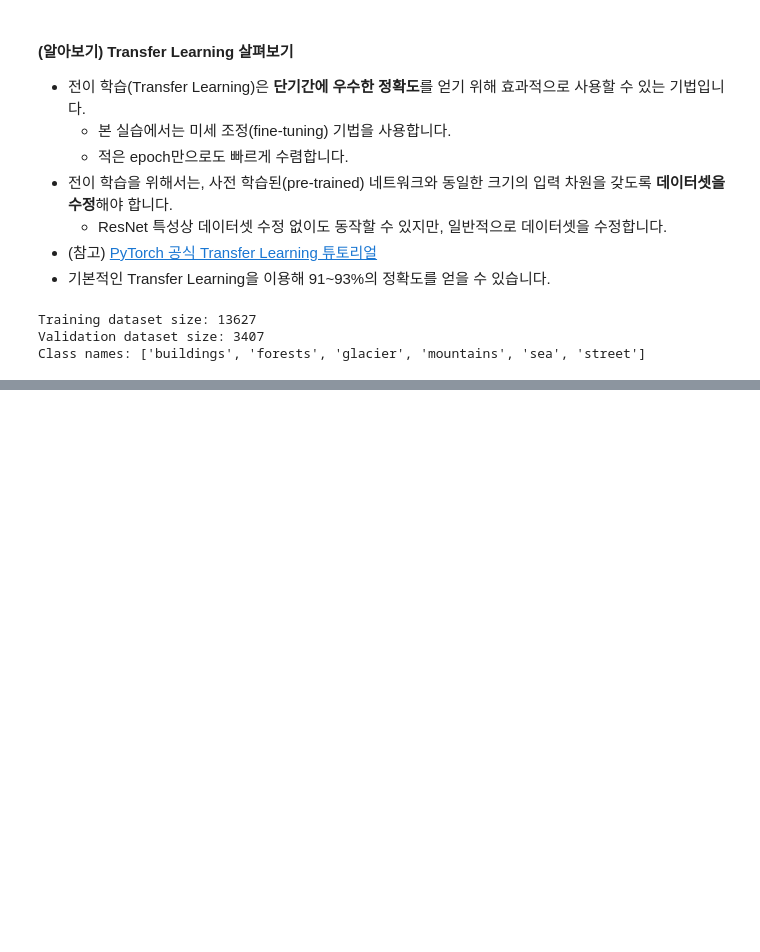
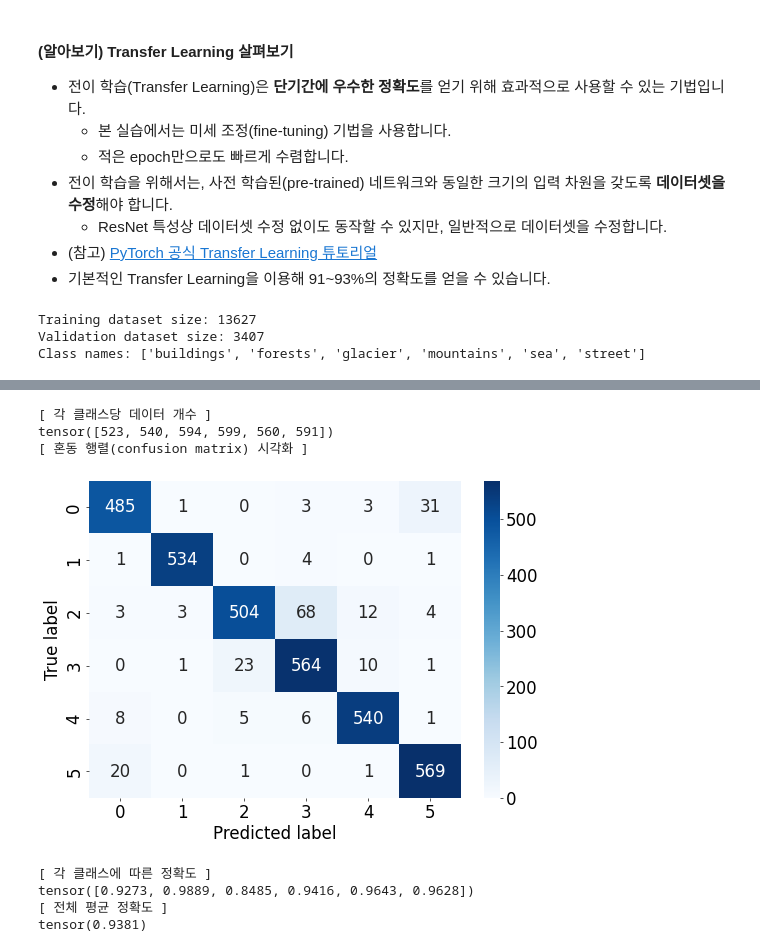
Before and after one commit to JiwooKimm/CNUSW22_Project01_ImageClassifier, a Jupyter notebook: 02_ImageClassifier_based_on_CNN/02_Scene_Classification_CNN.ipynb, the cells around one changed output, grey strips where cells are left out. Drawn from its saved outputs; the diff is of its cells as text; code cells hidden in the pictures; blank space fills up the shorter version.

```diff
--- a/02_ImageClassifier_based_on_CNN/02_Scene_Classification_CNN.ipynb
+++ b/02_ImageClassifier_based_on_CNN/02_Scene_Classification_CNN.ipynb
@@ -2005,0 +2261,42 @@ def adjust_learning_rate(optimizer, epoch):
+# %%
+import pandas as pd
+import seaborn as sns
+
+net = torchvision.models.resnet50(pretrained=True)
+num_features = net.fc.in_features
+net.fc = nn.Linear(num_features, 6)
+net.to(device)
+file_name = "./CNN_models/ResNet50SORT.pt"
+checkpoint = torch.load(file_name)
+net.load_state_dict(checkpoint['net'])
+
+
+# 평가 데이터셋을 이용해 혼동 행렬(confusion matrix) 계산하기
+confusion_matrix = get_confusion_matrix(net, 6, val_dataloader_transferred)
+print("[ 각 클래스당 데이터 개수 ]")
+print(confusion_matrix.sum(1))
+
+print("[ 혼동 행렬(confusion matrix) 시각화 ]")
+res = pd.DataFrame(confusion_matrix.numpy(), index = [i for i in range(6)], columns = [i for i in range(6)])
+res.index.name = 'True label'
+res.columns.name = 'Predicted label'
+plt.figure(figsize = (10, 7))
+sns.heatmap(res, annot=True, fmt="d", cmap='Blues')
+plt.savefig(f"/CNN_ResNet18SORT_ConfusionMat_-_{epoch}-{learning_rate}.png")
+plt.show()
+
+print("[ 각 클래스에 따른 정확도 ]")
+# (각 클래스마다 정답 개수 / 각 클래스마다 데이터의 개수)
+print(confusion_matrix.diag() / confusion_matrix.sum(1))
+
+print("[ 전체 평균 정확도 ]")
+print(confusion_matrix.diag().sum() / confusion_matrix.sum())
+# %% [output]
+[ 각 클래스당 데이터 개수 ]
+tensor([523, 540, 594, 599, 560, 591])
+[ 혼동 행렬(confusion matrix) 시각화 ]
+[figure, added]
+[ 각 클래스에 따른 정확도 ]
+tensor([0.9273, 0.9889, 0.8485, 0.9416, 0.9643, 0.9628])
+[ 전체 평균 정확도 ]
+tensor(0.9381)
```
Also changed, not shown: parts of 20 cells of this notebook.
